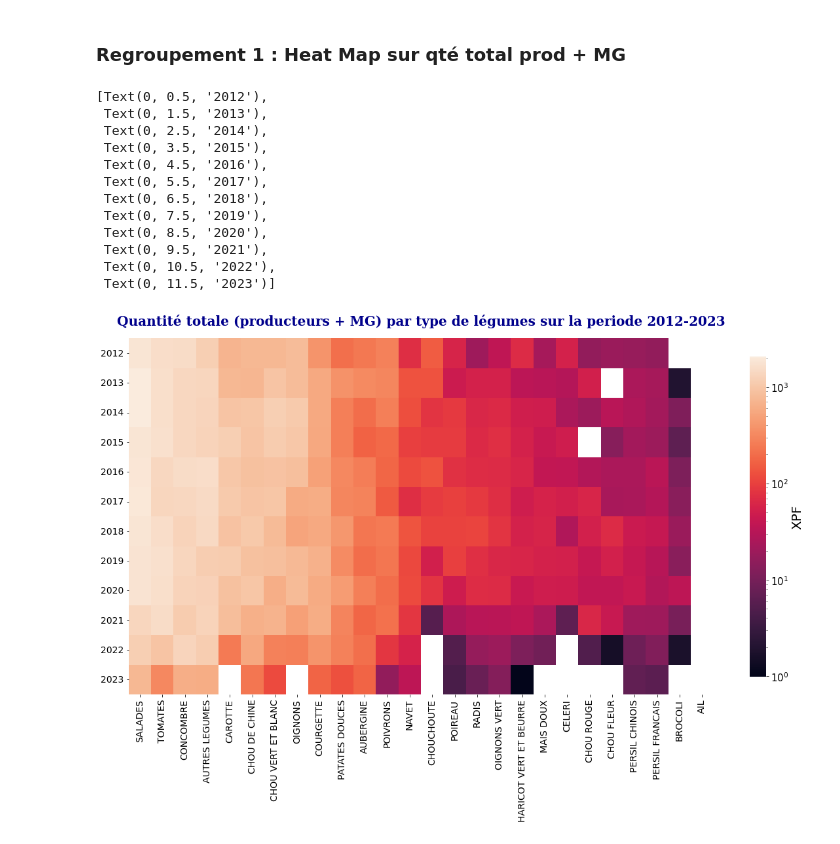
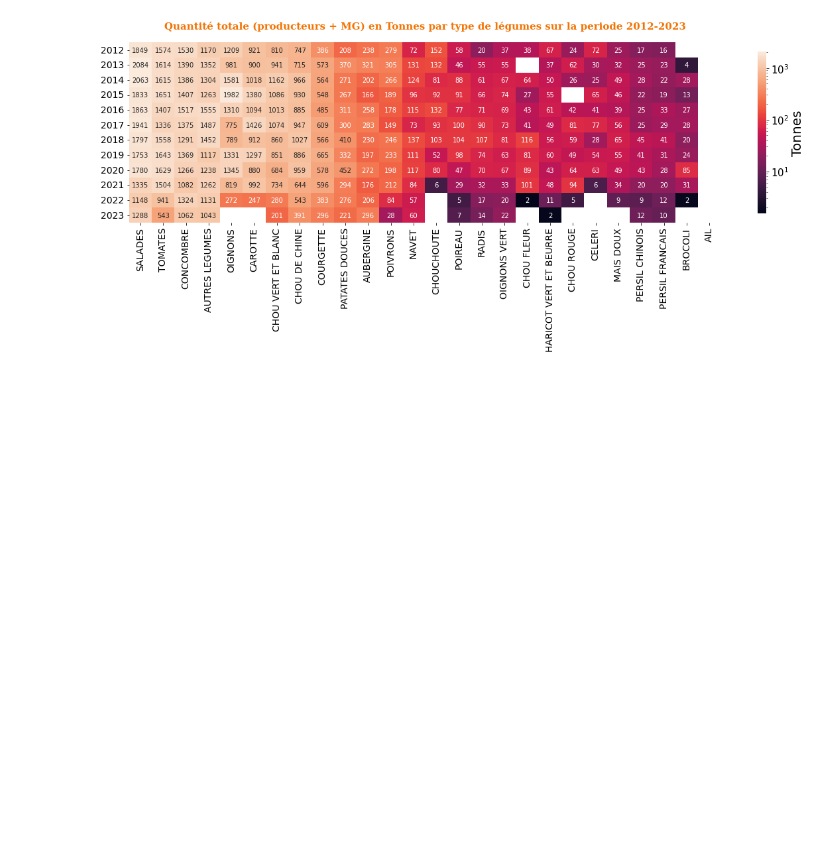
Before and after one commit to sloutmyv/DatavizPacific2023, a Jupyter notebook: 20230908_DC23_fruits_legumes.ipynb, the cells around one changed output. Cells and saved outputs as stored; diff of their text form; code cells hidden in the pictures; blank space fills up the shorter version.

```diff
--- a/20230908_DC23_fruits_legumes.ipynb
+++ b/20230908_DC23_fruits_legumes.ipynb
@@ -257,3 +179 @@ axes.grid(True,alpha=0.4)
-# %% [markdown]
-### Regroupement 1 : Heat Map sur qté total prod + MG
 # %%
@@ -271,0 +185,15 @@ df_r1_gb_legume_xpf_y_pivot = df_r1_gb_legume_xpf_y_pivot[df_r1_gb_legume_xpf_y_
+# %%
+df_r1_gb_legume_xpf_y = df_net_r1_legume.groupby(['DESIGNATIONS','ANNEE']).agg({'MOIS':'count','PROD_MG_T':'sum'})
+df_r1_gb_legume_xpf_y['PROD_MG_T_N'] = df_r1_gb_legume_xpf_y['PROD_MG_T']*12/df_r1_gb_legume_xpf_y['MOIS']
+df_r1_gb_legume_xpf_y_pivot = df_r1_gb_legume_xpf_y.pivot_table(columns='DESIGNATIONS', index='ANNEE', values='PROD_MG_T_N')
+df_r1_gb_legume_xpf_y_pivot = df_r1_gb_legume_xpf_y_pivot[df_r1_gb_legume_xpf_y_pivot.sum().sort_values(ascending=False).index]
+
+df_r1_gb_legume_xpf_y_pivot_tv_sum = df_r1_gb_legume_xpf_y_pivot
+
+df_r1_gb_legume_xpf_y_pivot_tv_sum.loc[:,'Total'] = df_r1_gb_legume_xpf_y_pivot_tv_sum.sum(numeric_only=True, axis=1)
+df_r1_gb_legume_xpf_y_pivot_tv_sum = df_r1_gb_legume_xpf_y_pivot_tv_sum.iloc[:, :].apply(lambda x: (x-x.iloc[0])/x.iloc[0]*100)
+
+df_r1_gb_legume_xpf_y_pivot_tv = df_r1_gb_legume_xpf_y_pivot_tv_sum.drop('Total', axis=1)
+df_r1_gb_legume_xpf_y_pivot = df_r1_gb_legume_xpf_y_pivot.drop('Total', axis=1)
+
+GLOBAL_LEGUME_ORDER = df_r1_gb_legume_xpf_y_pivot.columns.to_list()
@@ -272,26 +215,14 @@ df_r1_gb_legume_xpf_y_pivot = df_r1_gb_legume_xpf_y_pivot[df_r1_gb_legume_xpf_y_
 # %%
-## GRAPHIQUE - heatmap legume
-TITLE = "Quantité totale (producteurs + MG) par type de légumes sur la periode 2012-2023"
-fig, ax = plt.subplots(nrows=1, ncols=1, figsize=(20,10)) # Nombre et disposition des zones de dessin
+## GRAPHIQUE 3.1
+TITLE = "Quantité totale (producteurs + MG) en Tonnes par type de légumes sur la periode 2012-2023"
+fig, ax = plt.subplots(nrows=1, ncols=1, figsize=(20,5)) # Nombre et disposition des zones de dessin
 
-ax.set_title(TITLE, fontdict={'family': 'serif','color' : 'darkblue','weight': 'bold','size': 20},pad=20)
-ax = sns.heatmap(df_r1_gb_legume_xpf_y_pivot, square=False,norm=LogNorm(), cbar_kws={'label': 'M XPF', 'location' : 'right',"shrink": 0.9})
+ax.set_title(TITLE, fontdict={'family': 'serif','color' : '#F27405','weight': 'bold','size': 15},pad=20)
+ax = sns.heatmap(df_r1_gb_legume_xpf_y_pivot, annot=True, square=False, norm=LogNorm(), cmap="rocket", cbar_kws={'label': 'Tonnes', 'location' : 'right',"shrink": 0.9}, fmt='.0f')
 ax.set(xlabel="", ylabel="")
-ax.figure.axes[-1].set_ylabel('XPF', size=20)
+ax.figure.axes[-1].set_ylabel('Tonnes', size=20)
 ax.figure.axes[-1].tick_params(labelsize=15)
-ax.set_xticklabels(ax.get_xticklabels(), fontsize=14, rotation=90)
-ax.set_yticklabels(ax.get_yticklabels(), fontsize=14, rotation=0)
+xa = ax.set_xticklabels(ax.get_xticklabels(), fontsize=14, rotation=90)
+ya = ax.set_yticklabels(ax.get_yticklabels(), fontsize=14, rotation=0)
 # %% [output]
-[Text(0, 0.5, '2012'),
- Text(0, 1.5, '2013'),
- Text(0, 2.5, '2014'),
- Text(0, 3.5, '2015'),
- Text(0, 4.5, '2016'),
- Text(0, 5.5, '2017'),
- Text(0, 6.5, '2018'),
- Text(0, 7.5, '2019'),
- Text(0, 8.5, '2020'),
- Text(0, 9.5, '2021'),
- Text(0, 10.5, '2022'),
- Text(0, 11.5, '2023')]
-[figure, old version]
+[figure, new version]
```
Also changed, not shown: parts of 28 cells of this notebook.
